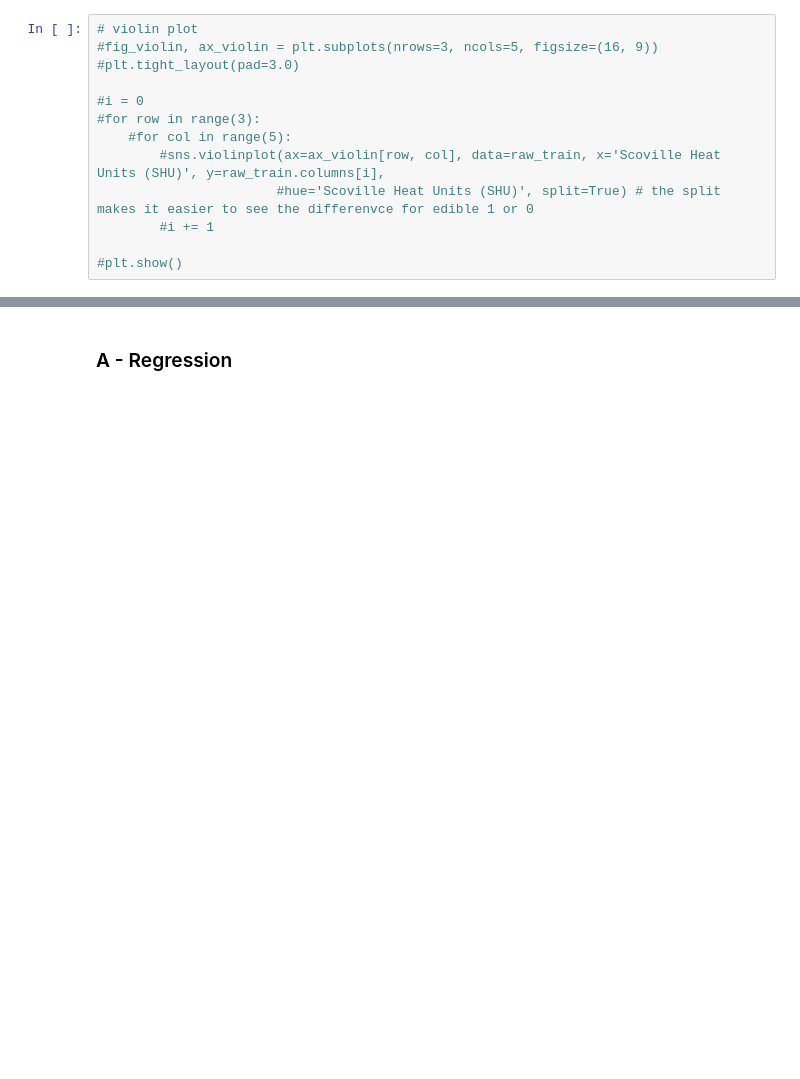
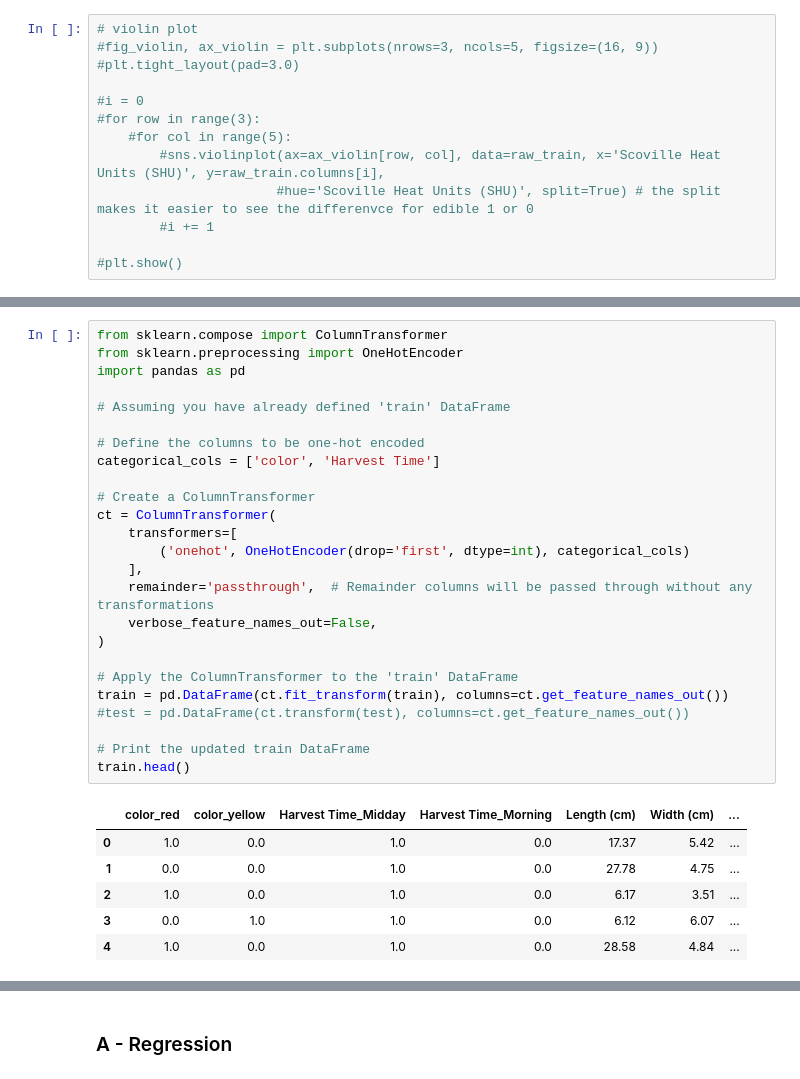
Before and after one commit to Anniken01/DAT200_AppliedMachineLearning, a Jupyter notebook: Assigments/Assignment5/CA5.ipynb, the cells around one changed output, grey strips where cells are left out. Saved outputs shown, nothing was run; the diff lists cells and outputs as text; blank space fills up the shorter version.

```diff
--- a/Assigments/Assignment5/CA5.ipynb
+++ b/Assigments/Assignment5/CA5.ipynb
@@ -176,0 +207,32 @@ df['binned_SHU'].value_counts().sort_index().plot(kind='bar', rot=45).set_title(
+# %%
+from sklearn.compose import ColumnTransformer
+from sklearn.preprocessing import OneHotEncoder
+import pandas as pd
+
+# Assuming you have already defined 'train' DataFrame
+
+# Define the columns to be one-hot encoded
+categorical_cols = ['color', 'Harvest Time']
+
+# Create a ColumnTransformer
+ct = ColumnTransformer(
+    transformers=[
+        ('onehot', OneHotEncoder(drop='first', dtype=int), categorical_cols)
+    ],
+    remainder='passthrough',  # Remainder columns will be passed through without any transformations
+    verbose_feature_names_out=False,
+)
+
+# Apply the ColumnTransformer to the 'train' DataFrame
+train = pd.DataFrame(ct.fit_transform(train), columns=ct.get_feature_names_out())
+#test = pd.DataFrame(ct.transform(test), columns=ct.get_feature_names_out())
+
+# Print the updated train DataFrame
+train.head()
+# %% [output]
+|  | color_red | color_yellow | Harvest Time_Midday | Harvest Time_Morning | Length (cm) | Width (cm) | ... |
+| 0 | 1.0 | 0.0 | 1.0 | 0.0 | 17.37 | 5.42 | ... |
+| 1 | 0.0 | 0.0 | 1.0 | 0.0 | 27.78 | 4.75 | ... |
+| 2 | 1.0 | 0.0 | 1.0 | 0.0 | 6.17 | 3.51 | ... |
+| 3 | 0.0 | 1.0 | 1.0 | 0.0 | 6.12 | 6.07 | ... |
+| 4 | 1.0 | 0.0 | 1.0 | 0.0 | 28.58 | 4.84 | ... |
```
Also changed, not shown: parts of 28 cells of this notebook, 13 other files.
